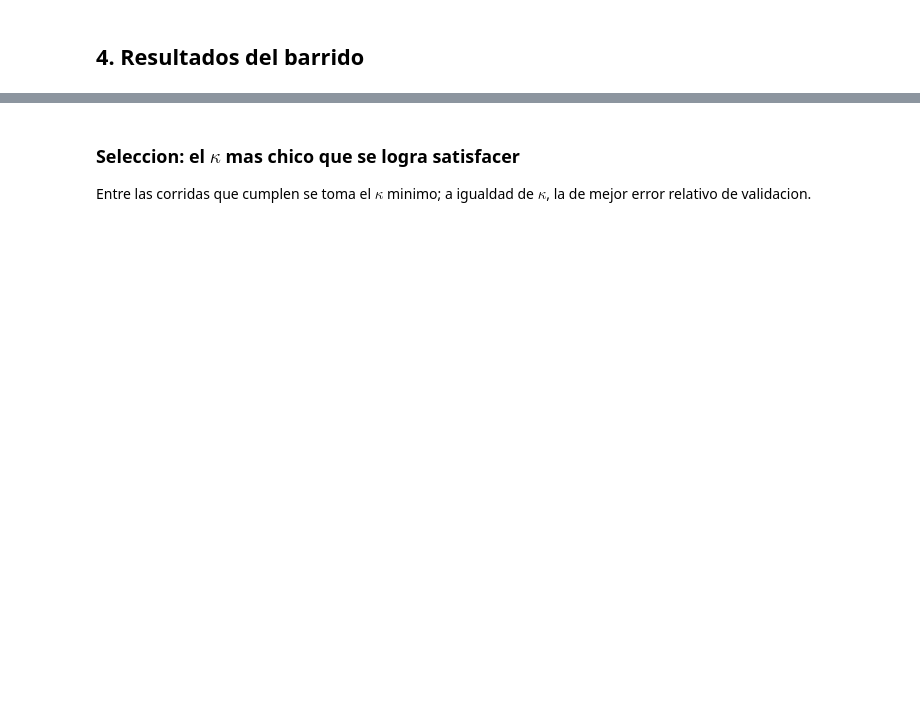
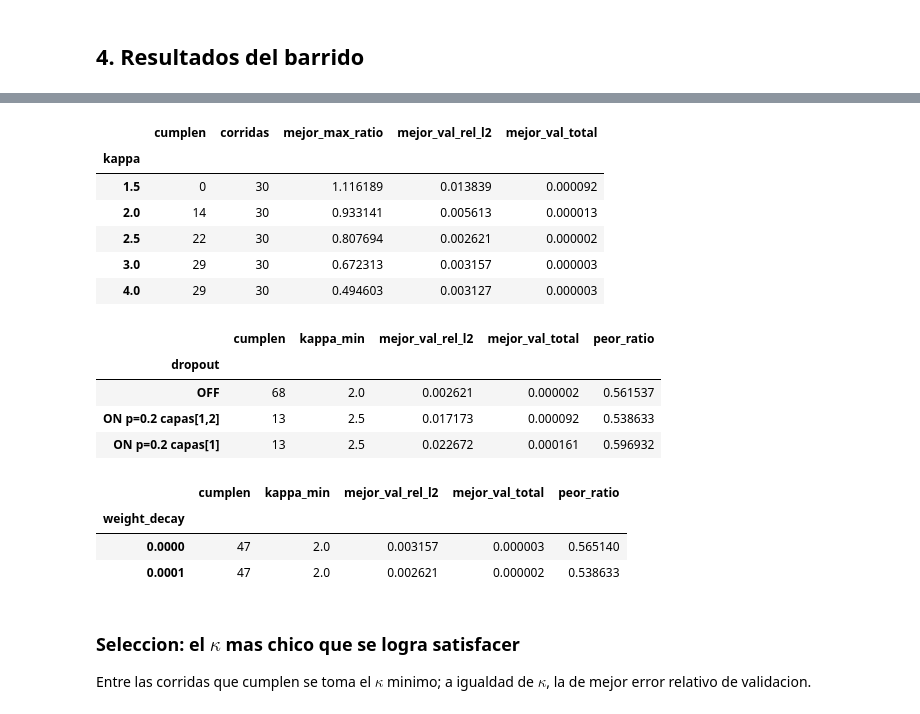
Before and after one commit to luencaro/parabolic-symbol-neural-operator, a Jupyter notebook: notebooks/mlp_symbol_training.ipynb, the cells around one changed output, grey strips where cells are left out. Drawn from its saved outputs; the diff is of its cells as text; code cells hidden in the pictures; blank space fills up the shorter version.

```diff
--- a/notebooks/mlp_symbol_training.ipynb
+++ b/notebooks/mlp_symbol_training.ipynb
@@ -137,11 +199,42 @@ table.sort_values(["kappa", "val_rel_l2"]).reset_index(drop=True)
 # %%
+# Por kappa, y por configuracion de regularizacion (dropout / weight decay).
 resumen = table.groupby("kappa").agg(
     cumplen=("cumple", "sum"),
     corridas=("cumple", "count"),
     mejor_max_ratio=("max_ratio", "min"),
     mejor_val_rel_l2=("val_rel_l2", "min"),
+    mejor_val_total=("val_total", "min"),
 )
-resumen
+display(resumen)
+
+for eje in ("dropout", "weight_decay"):
+    if table[eje].nunique() > 1:
+        display(
+            table[table["cumple"]].groupby(eje).agg(
+                cumplen=("cumple", "size"),
+                kappa_min=("kappa", "min"),
+                mejor_val_rel_l2=("val_rel_l2", "min"),
+                mejor_val_total=("val_total", "min"),
+                peor_ratio=("val_par_max_ratio", "min"),
+            )
+        )
+# %% [output]
+|  | cumplen | corridas | mejor_max_ratio | mejor_val_rel_l2 | mejor_val_total |
+| kappa |  |  |  |  |  |
+| 1.5 | 0 | 30 | 1.116189 | 0.013839 | 0.000092 |
+| 2.0 | 14 | 30 | 0.933141 | 0.005613 | 0.000013 |
+| 2.5 | 22 | 30 | 0.807694 | 0.002621 | 0.000002 |
+| 3.0 | 29 | 30 | 0.672313 | 0.003157 | 0.000003 |
+| 4.0 | 29 | 30 | 0.494603 | 0.003127 | 0.000003 |
+|  | cumplen | kappa_min | mejor_val_rel_l2 | mejor_val_total | peor_ratio |
+| dropout |  |  |  |  |  |
+| OFF | 68 | 2.0 | 0.002621 | 0.000002 | 0.561537 |
+| ON p=0.2 capas[1,2] | 13 | 2.5 | 0.017173 | 0.000092 | 0.538633 |
+| ON p=0.2 capas[1] | 13 | 2.5 | 0.022672 | 0.000161 | 0.596932 |
+|  | cumplen | kappa_min | mejor_val_rel_l2 | mejor_val_total | peor_ratio |
+| weight_decay |  |  |  |  |  |
+| 0.0000 | 47 | 2.0 | 0.003157 | 0.000003 | 0.565140 |
+| 0.0001 | 47 | 2.0 | 0.002621 | 0.000002 | 0.538633 |
 # %% [markdown]
 ### Seleccion: el $\kappa$ mas chico que se logra satisfacer
 
```
Also changed, not shown: parts of 17 cells of this notebook, 2 other files.
